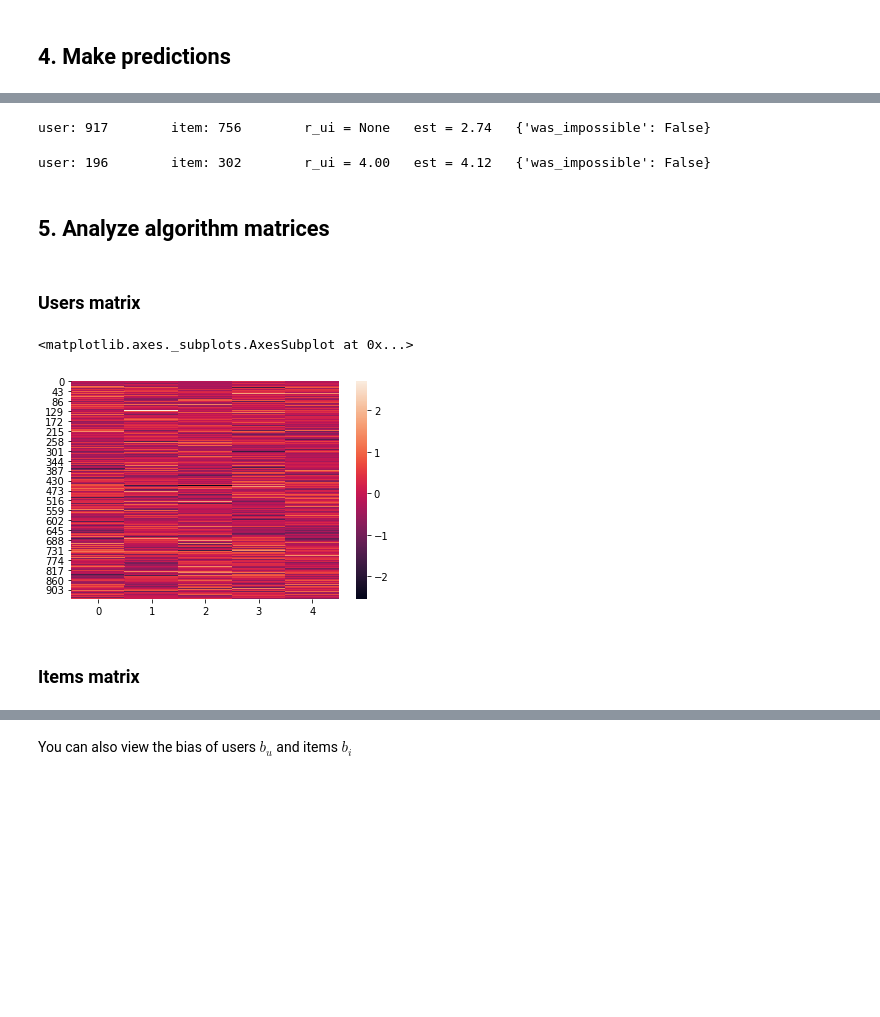
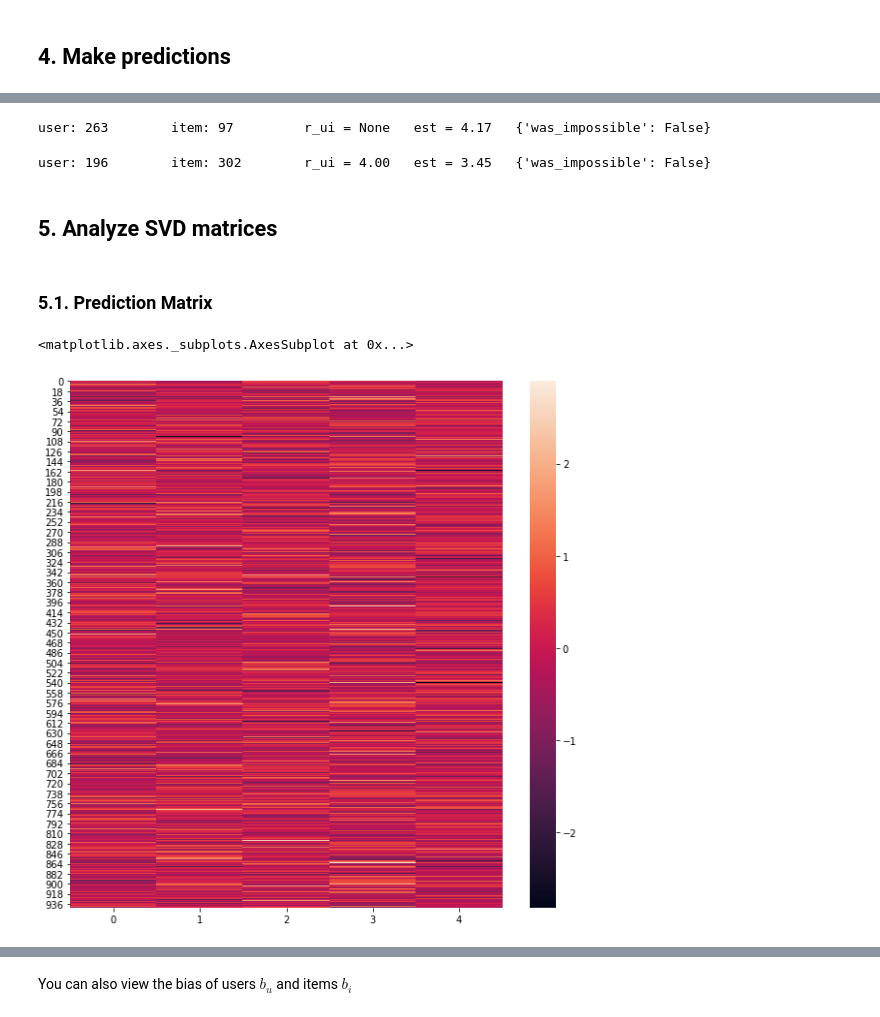
Before and after one commit to ansegura7/RS_Surprise, a Jupyter notebook: code/SVD_Detailed.ipynb, the cells around one changed output, grey strips where cells are left out. Cells and saved outputs as stored; diff of their text form; code cells hidden in the pictures; blank space fills up the shorter version.

Commit message:
SVD Detailed
Added the SVD matrices analysis.

```diff
--- a/code/SVD_Detailed.ipynb
+++ b/code/SVD_Detailed.ipynb
@@ -106,6 +95,7 @@ data_testset = data_test.build_testset()
 # %%
-# Use the famous SVD algorithm.
-algo = SVD(n_factors = 5, n_epochs = 200, biased = True, lr_all = 0.005, reg_all = 0, init_mean = 0, init_std_dev = 0.01)
+# Create SVD algorithm with 5 factors
+k_factors = 5
+algo = SVD(n_factors= k_factors, n_epochs= 200, biased= True, lr_all= 0.005, reg_all= 0, init_mean= 0, init_std_dev= 0.01)
 # %%
 # Train the algorithm on the trainset
 algo.fit(data_train)
@@ -140,23 +131,24 @@ train_data.head(5)
 # Prediction without real rating
 p1 = algo.predict(uid = train_data.iloc[0].user_id, iid = train_data.iloc[0].item_id, verbose = True)
 # %% [output]
-user: 917        item: 756        r_ui = None   est = 2.74   {'was_impossible': False}
+user: 263        item: 97         r_ui = None   est = 4.17   {'was_impossible': False}
 # %%
 # Prediction with real rating
 p2 = algo.predict(uid = 196, iid = 302, r_ui = 4, verbose = True)
 # %% [output]
-user: 196        item: 302        r_ui = 4.00   est = 4.12   {'was_impossible': False}
+user: 196        item: 302        r_ui = 4.00   est = 3.45   {'was_impossible': False}
 # %% [markdown]
-## 5. Analyze algorithm matrices
+## 5. Analyze SVD matrices
-# %% [markdown]
-### Users matrix
+# %% [markdown]
+### 5.1. Prediction Matrix
 # %%
-# Plot users matrix
+# Users factors matrix
 pu = algo.pu
-sns.heatmap(pu)
+
+# Plot users factors
+fig, ax = plt.subplots(figsize=(10, 10))
+sns.heatmap(pu, ax=ax)
 # %% [output]
 <matplotlib.axes._subplots.AxesSubplot at 0x...>
-[figure, old version]
+[figure, new version]
-# %% [markdown]
-### Items matrix
 # %%
```
Also changed, not shown: parts of 33 cells of this notebook, 2 other files.
